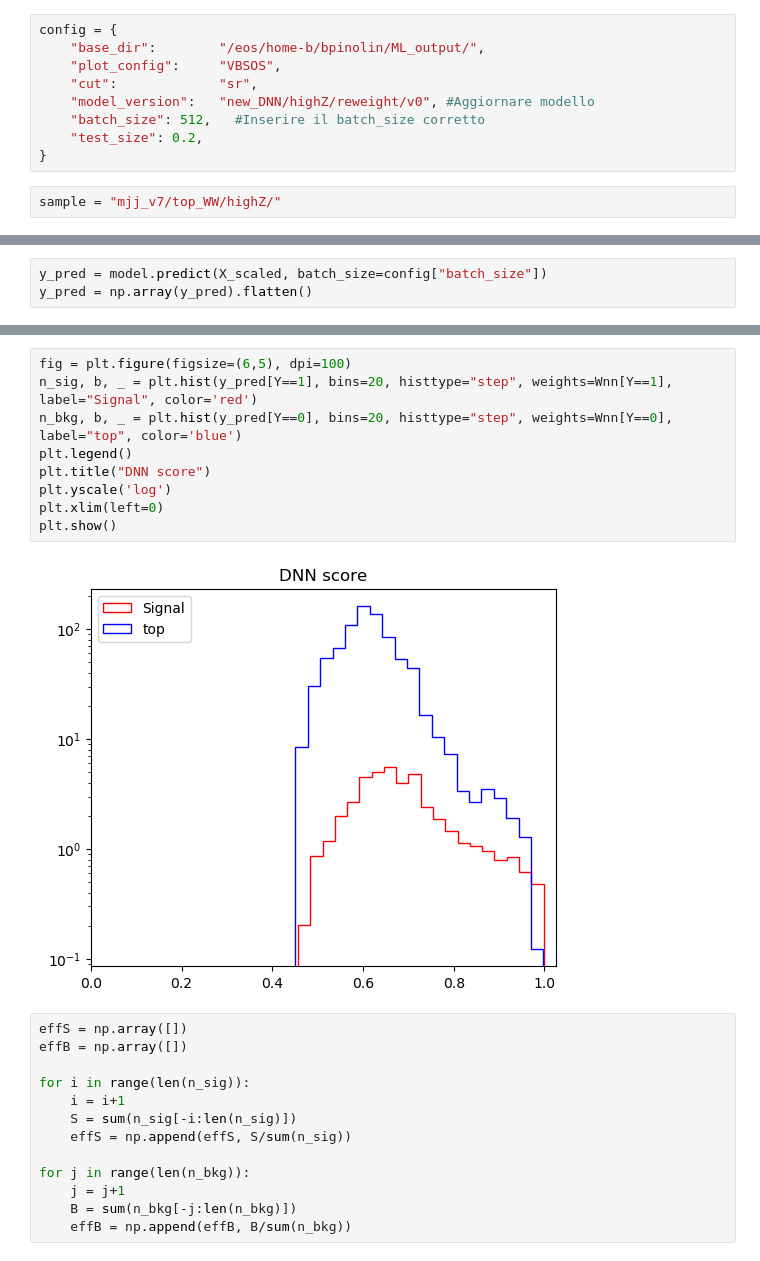
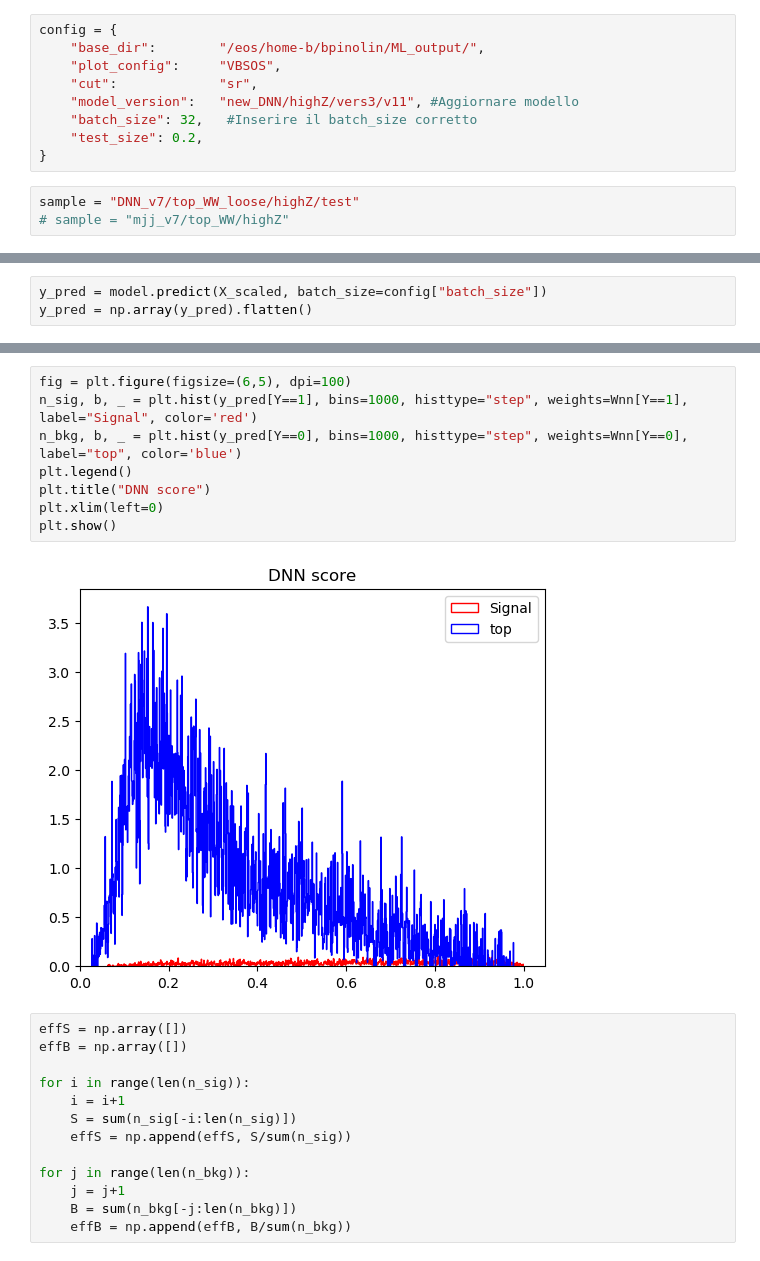
Before and after one commit to BiancaPinolini/ML_classification, a Jupyter notebook: ROC.ipynb, the cells around one changed output, grey strips where cells are left out. Saved outputs shown, nothing was run; the diff lists cells and outputs as text.

```diff
--- a/ROC.ipynb
+++ b/ROC.ipynb
@@ -7,12 +7,13 @@ config = {
     "base_dir":        "/eos/home-b/bpinolin/ML_output/",
     "plot_config":     "VBSOS",
     "cut":             "sr",
-    "model_version":   "new_DNN/highZ/reweight/v0", #Aggiornare modello
-    "batch_size": 512,   #Inserire il batch_size corretto
+    "model_version":   "new_DNN/highZ/vers3/v11", #Aggiornare modello
+    "batch_size": 32,   #Inserire il batch_size corretto
     "test_size": 0.2,
 }
 # %%
-sample = "mjj_v7/top_WW/highZ/"
+sample = "DNN_v7/top_WW_loose/highZ/test"
+# sample = "mjj_v7/top_WW/highZ"
 # %%
 import os
 
@@ -140,14 +141,13 @@ plt.show()
 # %%
 fig = plt.figure(figsize=(6,5), dpi=100)
-n_sig, b, _ = plt.hist(y_pred[Y==1], bins=20, histtype="step", weights=Wnn[Y==1], label="Signal", color='red')
-n_bkg, b, _ = plt.hist(y_pred[Y==0], bins=20, histtype="step", weights=Wnn[Y==0], label="top", color='blue')
+n_sig, b, _ = plt.hist(y_pred[Y==1], bins=1000, histtype="step", weights=Wnn[Y==1], label="Signal", color='red')
+n_bkg, b, _ = plt.hist(y_pred[Y==0], bins=1000, histtype="step", weights=Wnn[Y==0], label="top", color='blue')
 plt.legend()
 plt.title("DNN score")
-plt.yscale('log')
 plt.xlim(left=0)
 plt.show()
 # %% [output]
-[figure, old version]
+[figure, new version]
 # %%
 effS = np.array([])
 effB = np.array([])
```
Also changed, not shown: parts of 5 cells of this notebook, 10 other files.
